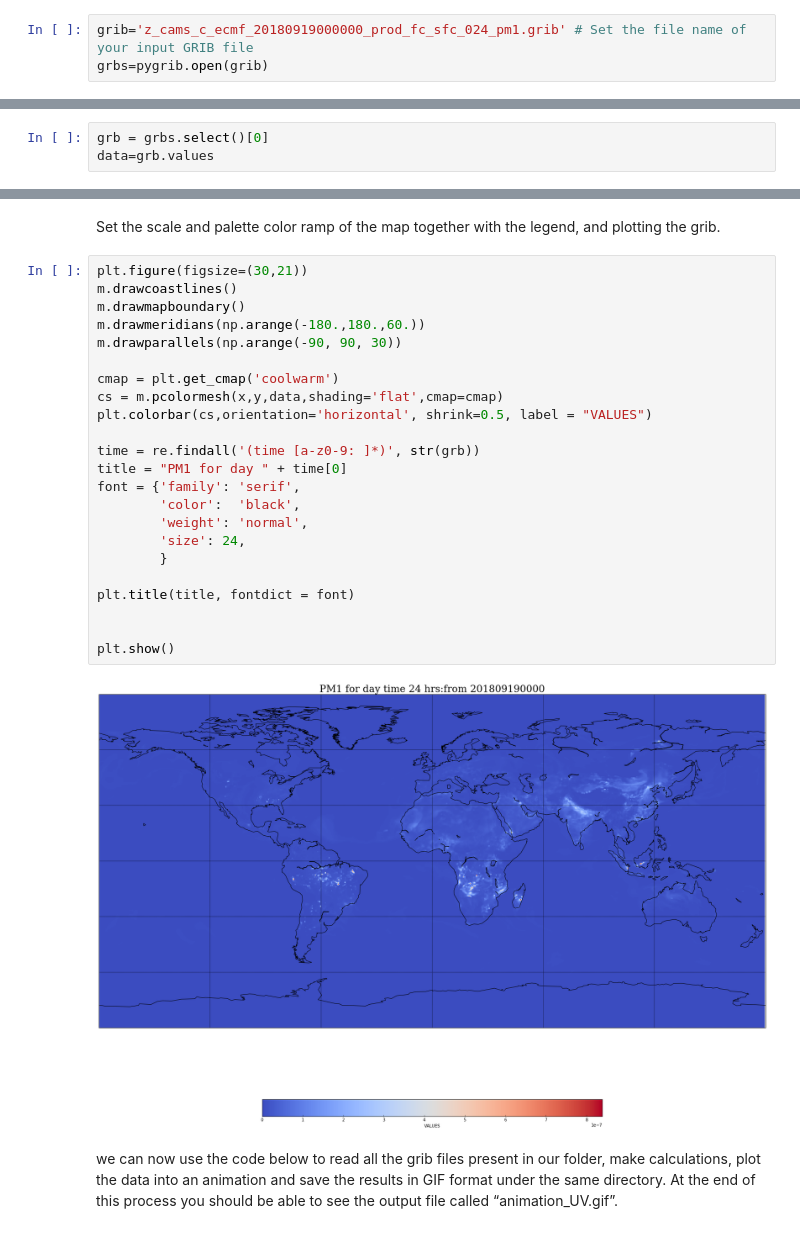
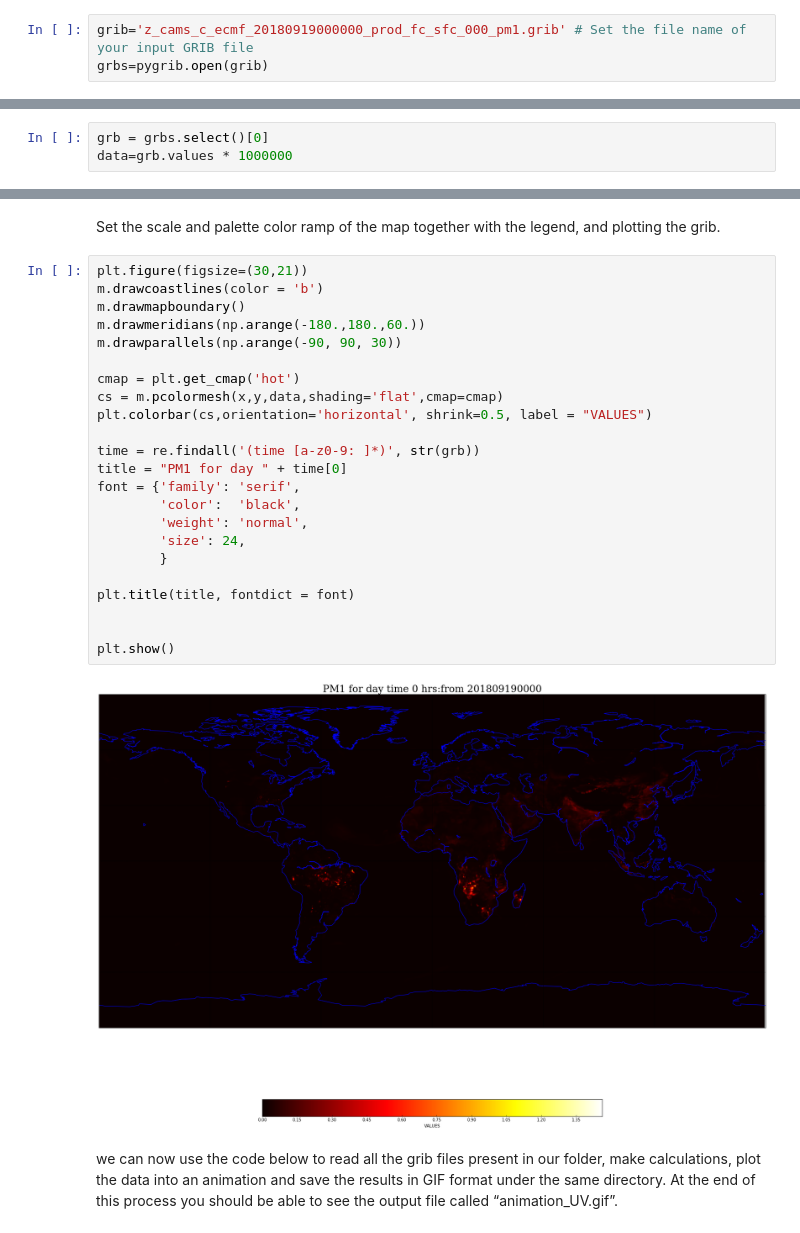
Before and after one commit to Randbee/the-python-space-adventure, a Jupyter notebook: plotting_pm1.ipynb, the cells around one changed output, grey strips where cells are left out. Drawn from its saved outputs; the diff is of its cells as text.

```diff
--- a/plotting_pm1.ipynb
+++ b/plotting_pm1.ipynb
@@ -20,13 +20,13 @@ Read a grib file:
 
 This file contains forecasting data about the biologically effective dose 3 hours after the 00:00, Greenwich time, for the 4th of February 2018.
 # %%
-grib='z_cams_c_ecmf_20180919000000_prod_fc_sfc_024_pm1.grib' # Set the file name of your input GRIB file
+grib='z_cams_c_ecmf_20180919000000_prod_fc_sfc_000_pm1.grib' # Set the file name of your input GRIB file
 grbs=pygrib.open(grib)
 # %% [markdown]
 retreiving data from grib file
 # %%
 grb = grbs.select()[0]
-data=grb.values
+data=grb.values * 1000000
 # %% [markdown]
 Use shiftgrid to plot grib file correctly
 # %%
@@ -51,29 +51,29 @@ x, y = m(grid_lon, grid_lat)
 Set the scale and palette color ramp of the map together with the legend, and plotting the grib.
 # %%
 plt.figure(figsize=(30,21))
-m.drawcoastlines()
+m.drawcoastlines(color = 'b')
 m.drawmapboundary()
 m.drawmeridians(np.arange(-180.,180.,60.))
 m.drawparallels(np.arange(-90, 90, 30))
 
-cmap = plt.get_cmap('coolwarm')
+cmap = plt.get_cmap('hot')
 cs = m.pcolormesh(x,y,data,shading='flat',cmap=cmap)
 plt.colorbar(cs,orientation='horizontal', shrink=0.5, label = "VALUES")
 
 time = re.findall('(time [a-z0-9: ]*)', str(grb))
 title = "PM1 for day " + time[0]
 font = {'family': 'serif',
         'color':  'black',
         'weight': 'normal',
         'size': 24,
         }
 
 plt.title(title, fontdict = font)
 
 
 plt.show()
 # %% [output]
-[figure, old version]
+[figure, new version]
 # %% [markdown]
 we can now use the code below to read all the grib files present in our folder, make  calculations, plot the data into an animation and save the results in  GIF format under the same directory. At the end of this process you should be able to see the output file called “animation_UV.gif”.
 # %%
```
Also changed, not shown: parts of 2 cells of this notebook, 41 other files.
